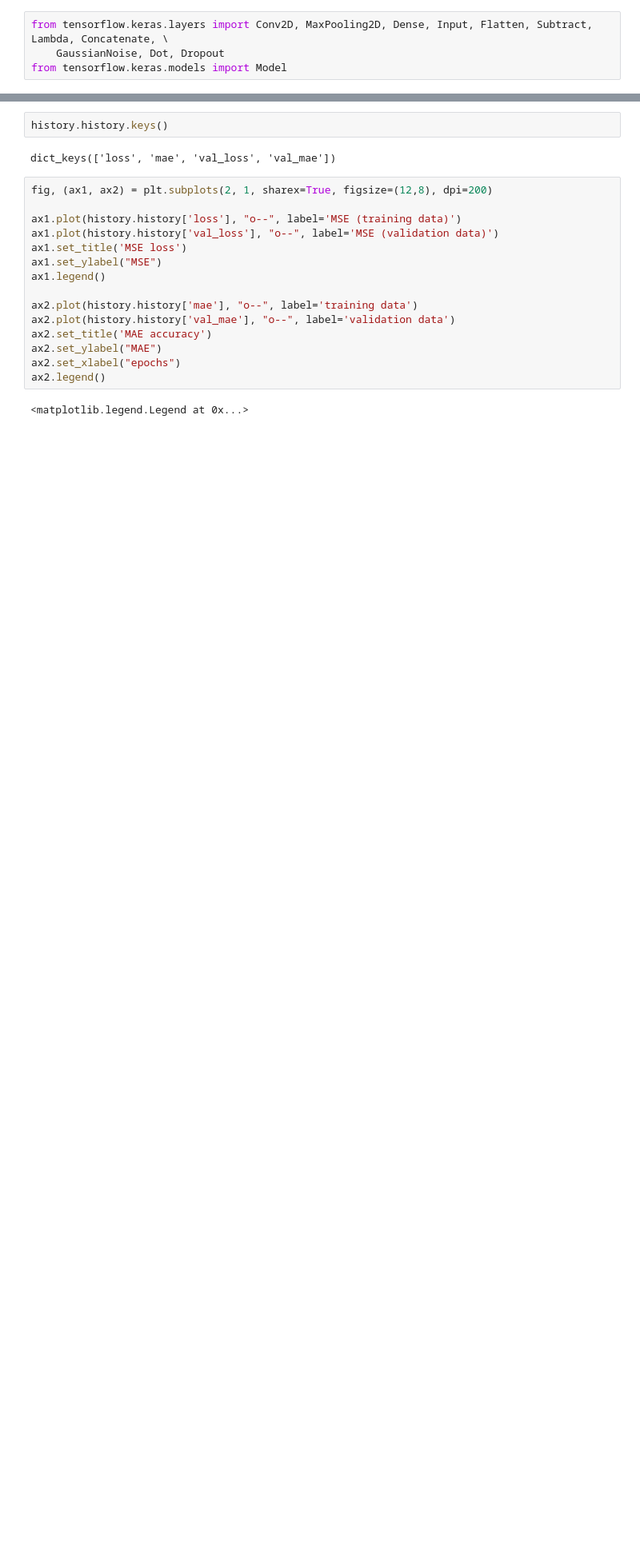
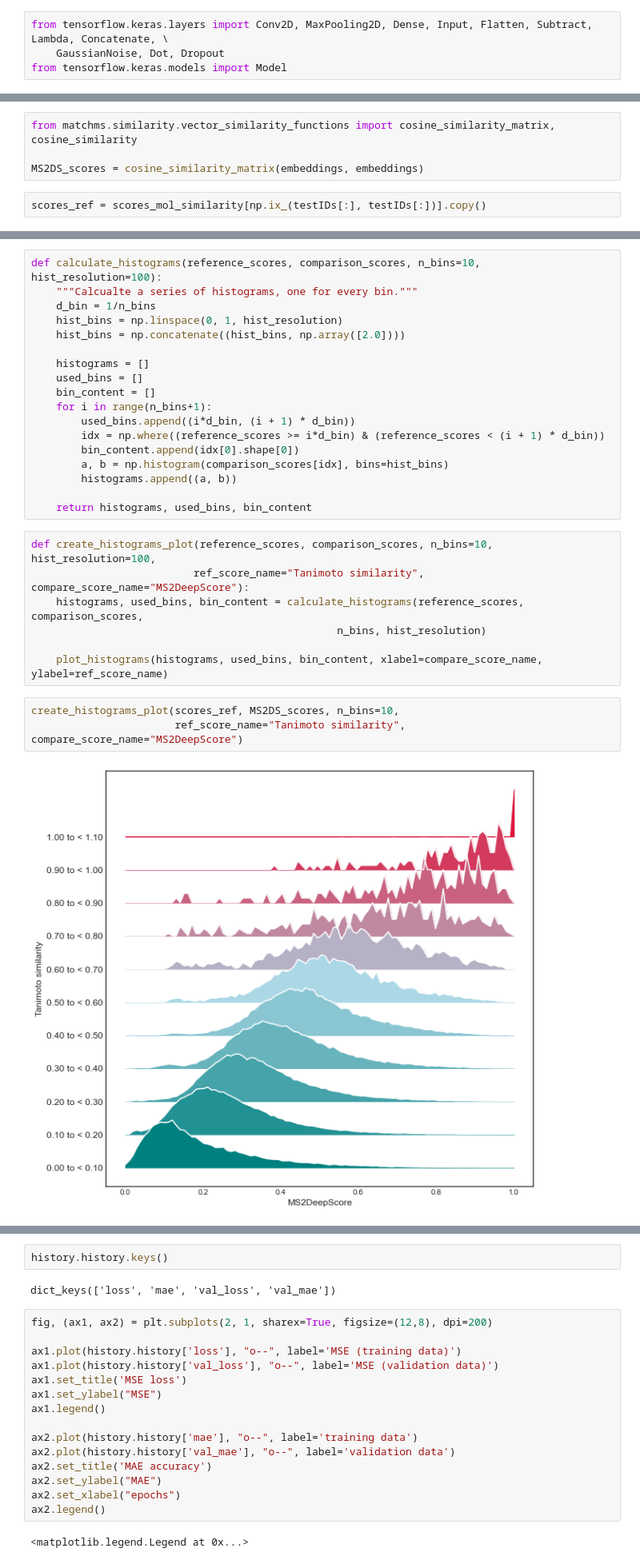
Before and after one commit to matchms/ms2deepscore, a Jupyter notebook: notebooks/MS2DeepScore_train_on_all_inchi_data_different_peak_power.ipynb, the cells around one changed output, grey strips where cells are left out. Shown at 80% size. Drawn from its saved outputs; the diff is of its cells as text; blank space fills up the shorter version.

```diff
--- a/notebooks/MS2DeepScore_train_on_all_inchi_data_different_peak_power.ipynb
+++ b/notebooks/MS2DeepScore_train_on_all_inchi_data_different_peak_power.ipynb
@@ -299,0 +496,6 @@ Epoch 00061: early stopping
+# %%
+from matchms.similarity.vector_similarity_functions import cosine_similarity_matrix, cosine_similarity
+
+MS2DS_scores = cosine_similarity_matrix(embeddings, embeddings)
+# %%
+scores_ref = scores_mol_similarity[np.ix_(testIDs[:], testIDs[:])].copy()
@@ -299,0 +533,30 @@ Epoch 00061: early stopping
+# %%
+def calculate_histograms(reference_scores, comparison_scores, n_bins=10, hist_resolution=100):
+    """Calcualte a series of histograms, one for every bin."""
+    d_bin = 1/n_bins
+    hist_bins = np.linspace(0, 1, hist_resolution)
+    hist_bins = np.concatenate((hist_bins, np.array([2.0])))
+
+    histograms = []
+    used_bins = []
+    bin_content = []
+    for i in range(n_bins+1):
+        used_bins.append((i*d_bin, (i + 1) * d_bin))
+        idx = np.where((reference_scores >= i*d_bin) & (reference_scores < (i + 1) * d_bin))
+        bin_content.append(idx[0].shape[0])
+        a, b = np.histogram(comparison_scores[idx], bins=hist_bins)
+        histograms.append((a, b))
+
+    return histograms, used_bins, bin_content
+# %%
+def create_histograms_plot(reference_scores, comparison_scores, n_bins=10, hist_resolution=100,
+                          ref_score_name="Tanimoto similarity", compare_score_name="MS2DeepScore"):
+    histograms, used_bins, bin_content = calculate_histograms(reference_scores, comparison_scores,
+                                                 n_bins, hist_resolution)
+
+    plot_histograms(histograms, used_bins, bin_content, xlabel=compare_score_name, ylabel=ref_score_name)
+# %%
+create_histograms_plot(scores_ref, MS2DS_scores, n_bins=10,
+                       ref_score_name="Tanimoto similarity", compare_score_name="MS2DeepScore")
+# %% [output]
+[figure, added]
```
Also changed, not shown: parts of 41 cells of this notebook, 1 other file.
